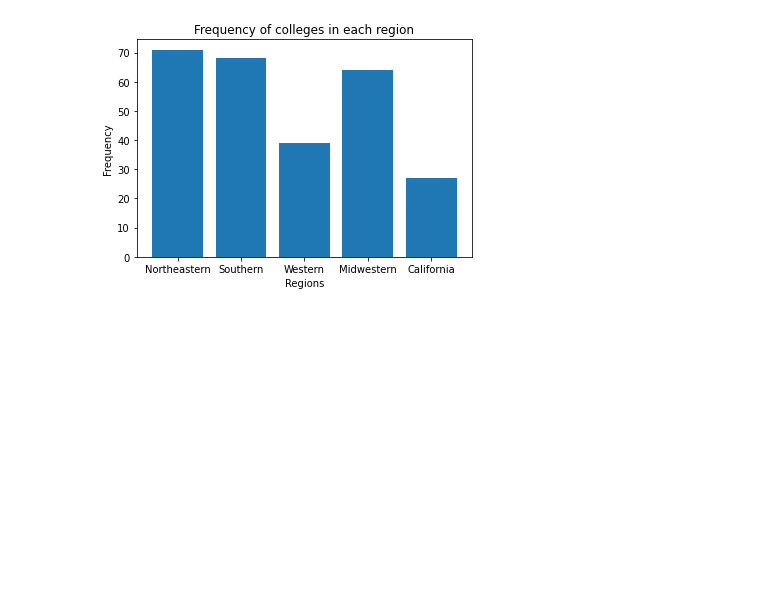
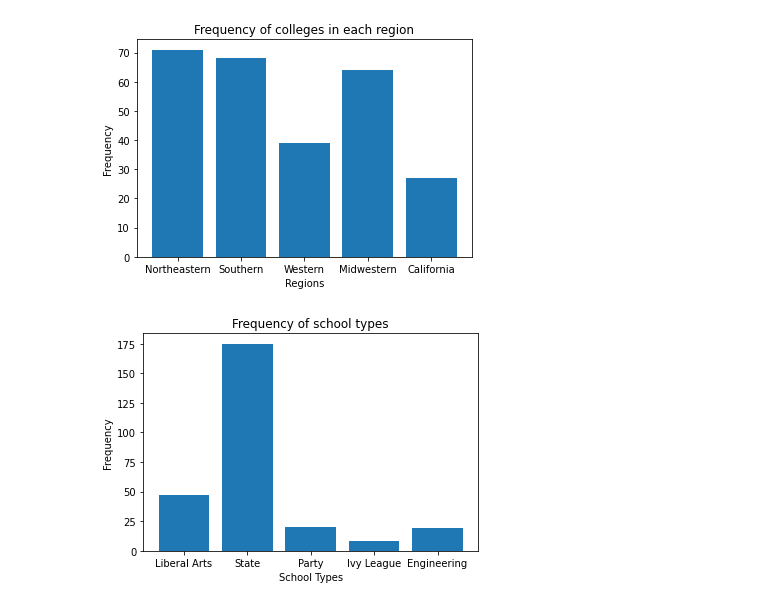
Before and after one commit to CS301-Group4/Student-Grades, a Jupyter notebook: Question_1.ipynb, the cells around one changed output. Saved outputs shown, nothing was run; the diff lists cells and outputs as text; code cells hidden in the pictures; blank space fills up the shorter version.

```diff
--- a/Question_1.ipynb
+++ b/Question_1.ipynb
@@ -333,0 +336,19 @@ plt.show()
+# %%
+scltp = college_region["School Type"].unique()
+frq = []
+for k in range(len(regn)):
+    x = 0
+    for j in range(college_region.shape[0]):
+        if scltp[k] == college_region['School Type'][j]:
+            x += 1
+        else:
+            continue
+    frq.append(x)
+    x = 0
+plt.bar(scltp, frq)
+plt.title('Frequency of school types')
+plt.xlabel('School Types')
+plt.ylabel('Frequency')
+plt.show()
+# %% [output]
+[figure, added]
```
Also changed, not shown: parts of 1 cell of this notebook, 13 other files.
